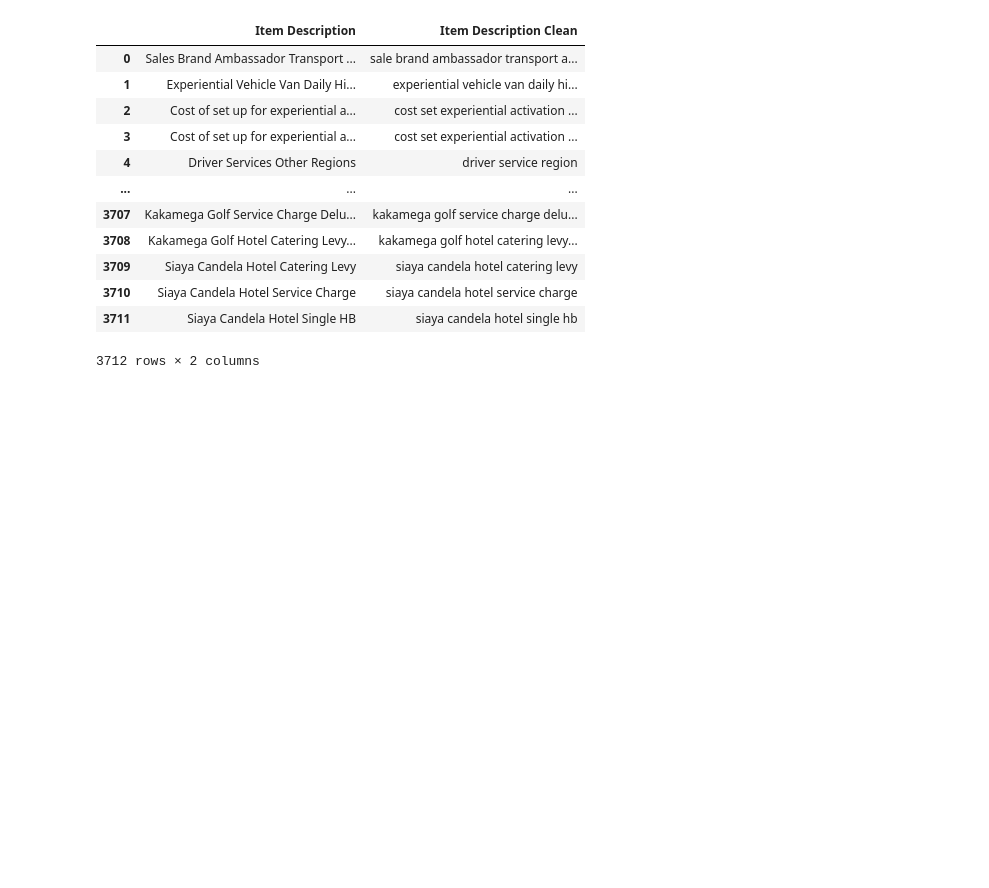
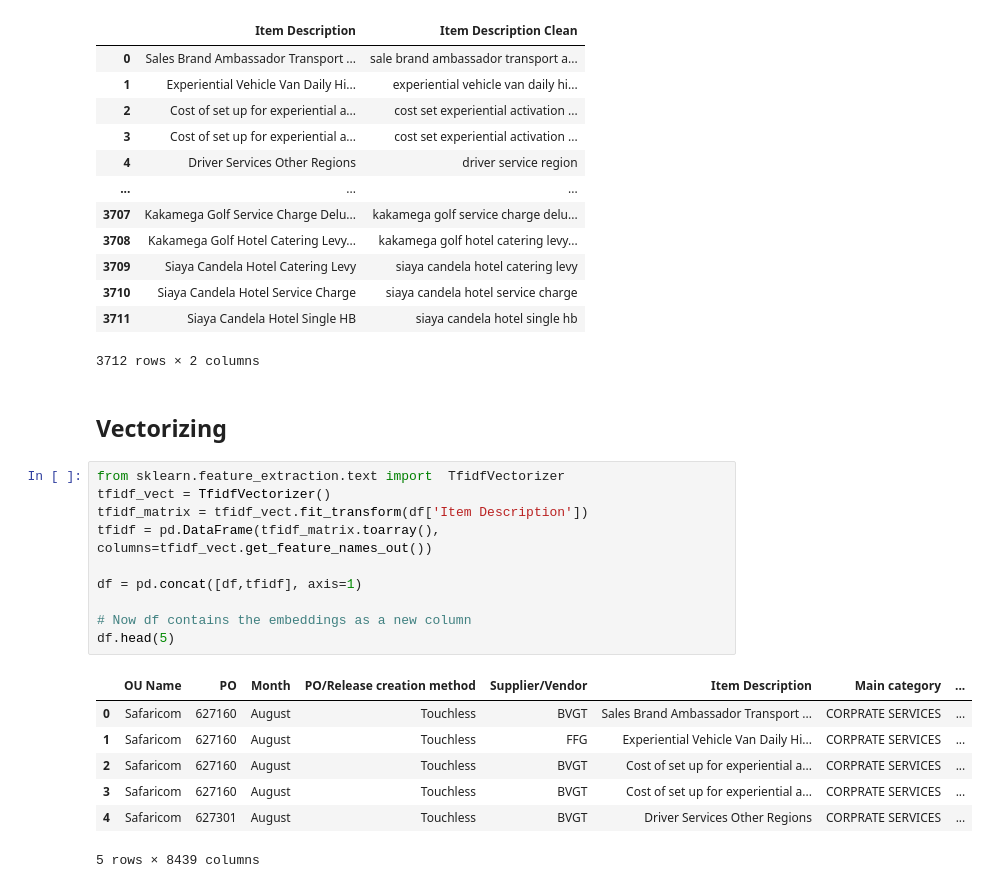
Before and after one commit to Korir-Emmanuel/SMART-RETAIL-ASSISTANT, a Jupyter notebook: Phase_5_Project_Group_5_Text_Processing.ipynb, the cells around one changed output. Saved outputs shown, nothing was run; the diff lists cells and outputs as text; blank space fills up the shorter version.

Commit message:
Text Preprocessing

```diff
--- a/Phase_5_Project_Group_5_Text_Processing.ipynb
+++ b/Phase_5_Project_Group_5_Text_Processing.ipynb
@@ -740,3 +740,23 @@ df[["Item Description","Item Description Clean"]]
 | 3710 | Siaya Candela Hotel Service Charge | siaya candela hotel service charge |
 | 3711 | Siaya Candela Hotel Single HB | siaya candela hotel single hb |
 3712 rows × 2 columns
+# %% [markdown]
+## Vectorizing
+# %%
+from sklearn.feature_extraction.text import  TfidfVectorizer
+tfidf_vect = TfidfVectorizer()
+tfidf_matrix = tfidf_vect.fit_transform(df['Item Description'])
+tfidf = pd.DataFrame(tfidf_matrix.toarray(), columns=tfidf_vect.get_feature_names_out())
+
+df = pd.concat([df,tfidf], axis=1)
+
+# Now df contains the embeddings as a new column
+df.head(5)
+# %% [output]
+|  | OU Name | PO | Month | PO/Release creation method | Supplier/Vendor | Item Description | Main category | ... |
+| 0 | Safaricom | 627160 | August | Touchless | BVGT | Sales Brand Ambassador Transport ... | CORPRATE SERVICES | ... |
+| 1 | Safaricom | 627160 | August | Touchless | FFG | Experiential Vehicle Van Daily Hi... | CORPRATE SERVICES | ... |
+| 2 | Safaricom | 627160 | August | Touchless | BVGT | Cost of set up for experiential a... | CORPRATE SERVICES | ... |
+| 3 | Safaricom | 627160 | August | Touchless | BVGT | Cost of set up for experiential a... | CORPRATE SERVICES | ... |
+| 4 | Safaricom | 627301 | August | Touchless | BVGT | Driver Services Other Regions | CORPRATE SERVICES | ... |
+5 rows × 8439 columns
```
